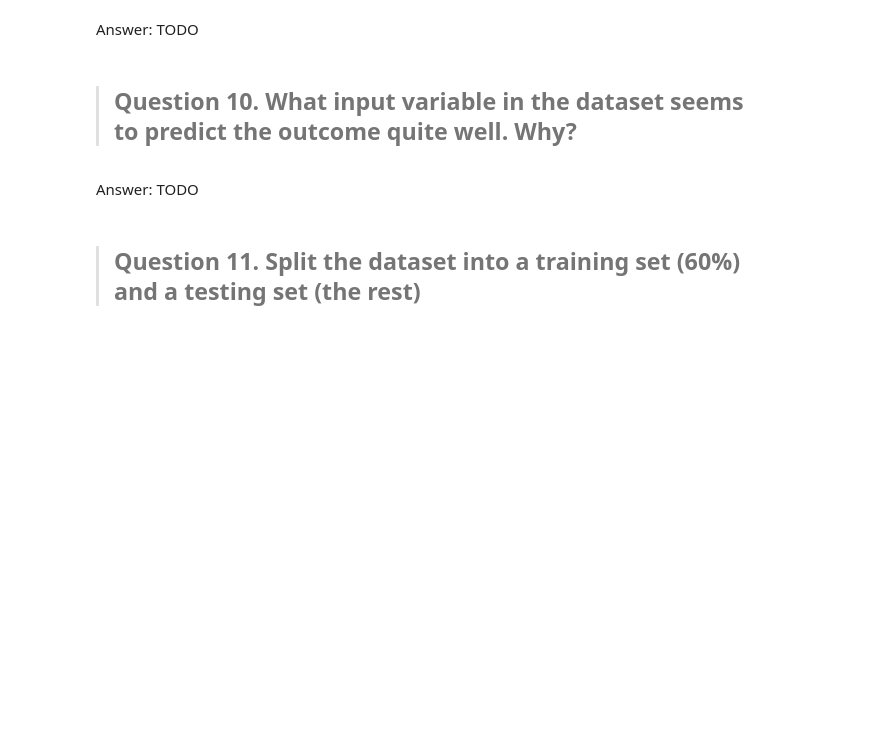
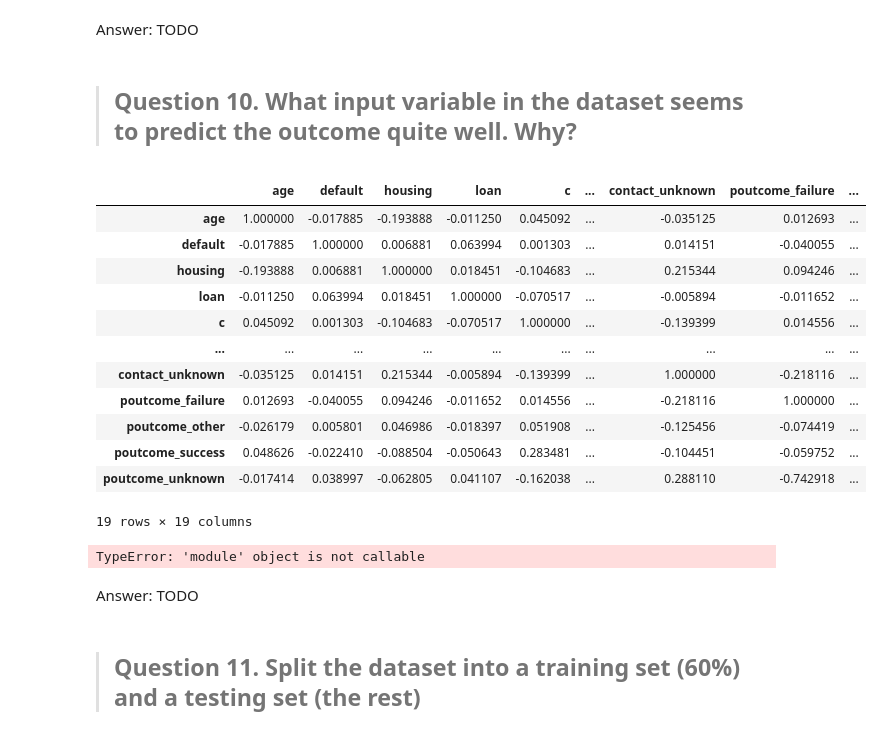
Before and after one commit to eddieh800/DS-SF-42, a Jupyter notebook: classes/10/notebooks/assignment-10-logistic-regression-starter-code.ipynb, the cells around one changed output. Drawn from its saved outputs; the diff is of its cells as text; code cells hidden in the pictures; blank space fills up the shorter version.

```diff
--- a/classes/10/notebooks/assignment-10-logistic-regression-starter-code.ipynb
+++ b/classes/10/notebooks/assignment-10-logistic-regression-starter-code.ipynb
@@ -103,0 +112,20 @@ Attributes Information:
+# %%
+# TODO the below selects all categorical variables
+for column in df.select_dtypes(include='object').columns:
+    print column, df[column].nunique()
+
+yes_no_columns = [
+    'default',
+    'housing',
+    'loan',
+    'c'
+]
+# %%
+def convert_to_binary(yesno_string):
+    if yesno_string == 'yes':
+        return 1
+    else:
+        return 0
+# %%
+for yesno_col in yes_no_columns:
+    df[yesno_col] = df[yesno_col].map(convert_to_binary)
@@ -113,0 +142,4 @@ Answer: TODO
+# %%
+# TODO
+# smart enough to just put in df, and it leaves the numbers alone. only converts categories
+dummies = pd.get_dummies(df)
@@ -124,3 +176,24 @@ Answer: TODO
+# %%
+dummies.corr()
+# %% [output]
+|  | age | default | housing | loan | c | ... | contact_unknown | poutcome_failure | ... |
+| age | 1.000000 | -0.017885 | -0.193888 | -0.011250 | 0.045092 | ... | -0.035125 | 0.012693 | ... |
+| default | -0.017885 | 1.000000 | 0.006881 | 0.063994 | 0.001303 | ... | 0.014151 | -0.040055 | ... |
+| housing | -0.193888 | 0.006881 | 1.000000 | 0.018451 | -0.104683 | ... | 0.215344 | 0.094246 | ... |
+| loan | -0.011250 | 0.063994 | 0.018451 | 1.000000 | -0.070517 | ... | -0.005894 | -0.011652 | ... |
+| c | 0.045092 | 0.001303 | -0.104683 | -0.070517 | 1.000000 | ... | -0.139399 | 0.014556 | ... |
+| ... | ... | ... | ... | ... | ... | ... | ... | ... | ... |
+| contact_unknown | -0.035125 | 0.014151 | 0.215344 | -0.005894 | -0.139399 | ... | 1.000000 | -0.218116 | ... |
+| poutcome_failure | 0.012693 | -0.040055 | 0.094246 | -0.011652 | 0.014556 | ... | -0.218116 | 1.000000 | ... |
+| poutcome_other | -0.026179 | 0.005801 | 0.046986 | -0.018397 | 0.051908 | ... | -0.125456 | -0.074419 | ... |
+| poutcome_success | 0.048626 | -0.022410 | -0.088504 | -0.050643 | 0.283481 | ... | -0.104451 | -0.059752 | ... |
+| poutcome_unknown | -0.017414 | 0.038997 | -0.062805 | 0.041107 | -0.162038 | ... | 0.288110 | -0.742918 | ... |
+19 rows × 19 columns
+# %%
+# TODO
+poutcome predicts fairly well probably because its the outcome of the last time.
+# %% [output]
+TypeError: 'module' object is not callable
 # %% [markdown]
 Answer: TODO
 # %% [markdown]
```
Also changed, not shown: parts of 17 cells of this notebook, 2 other files.
